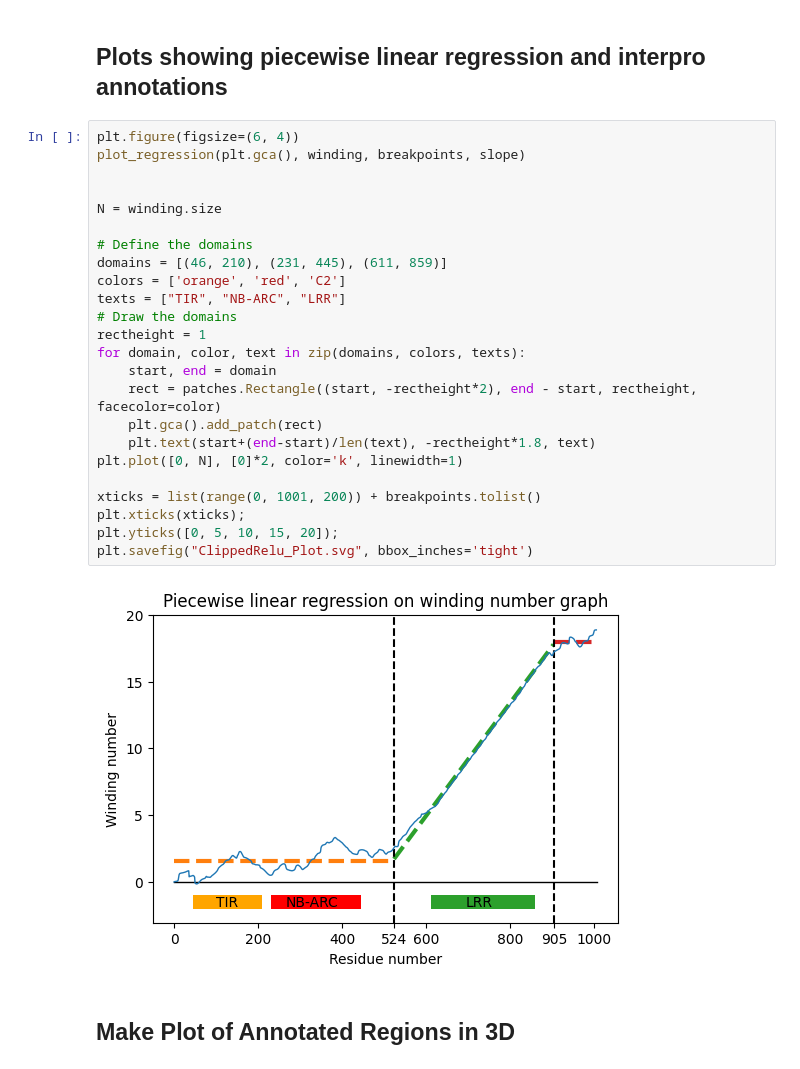
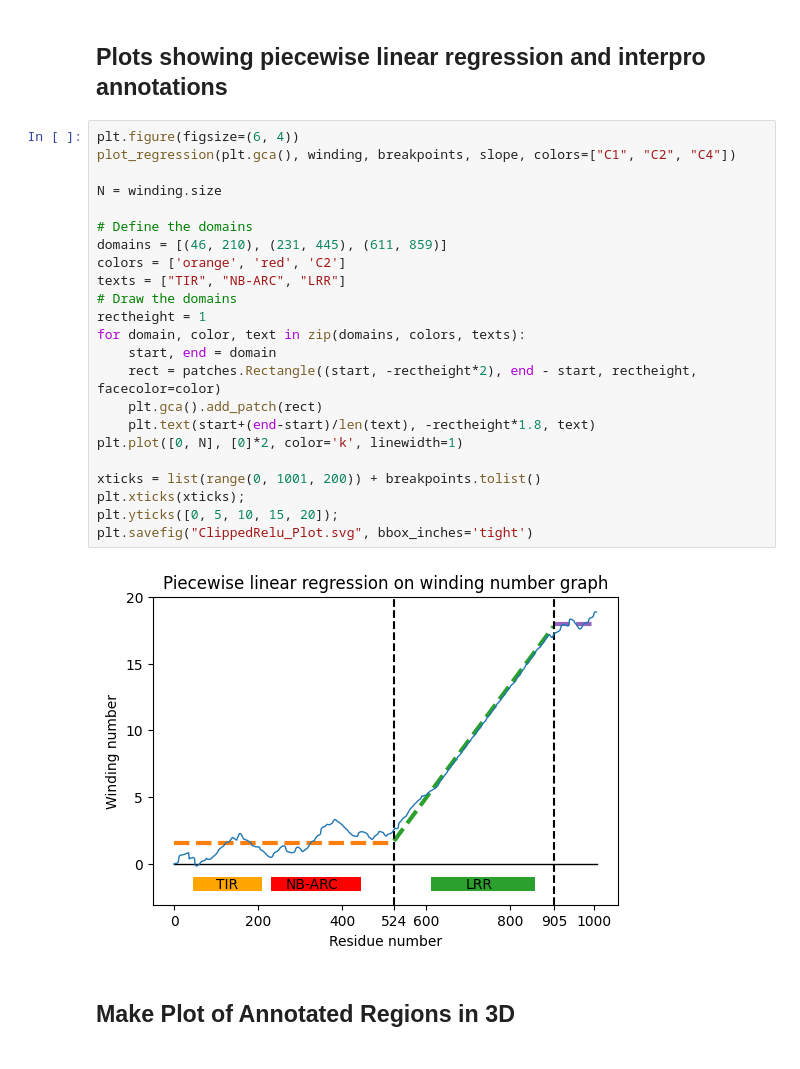
Before and after one commit to DanielleMStevens/LRR-Annotation, a Jupyter notebook: figures/ClippedRelu.ipynb, the cells around one changed output. Cells and saved outputs as stored; diff of their text form.

Commit message:
Improving clipped relu breakpoint figure

```diff
--- a/figures/ClippedRelu.ipynb
+++ b/figures/ClippedRelu.ipynb
@@ -32,30 +32,29 @@ slope = regression_res["slope"]
 ## Plots showing piecewise linear regression and interpro annotations
 # %%
 plt.figure(figsize=(6, 4))
-plot_regression(plt.gca(), winding, breakpoints, slope)
-
+plot_regression(plt.gca(), winding, breakpoints, slope, colors=["C1", "C2", "C4"])
 
 N = winding.size
 
 # Define the domains
 domains = [(46, 210), (231, 445), (611, 859)]
 colors = ['orange', 'red', 'C2']
 texts = ["TIR", "NB-ARC", "LRR"]
 # Draw the domains
 rectheight = 1
 for domain, color, text in zip(domains, colors, texts):
     start, end = domain
     rect = patches.Rectangle((start, -rectheight*2), end - start, rectheight, facecolor=color)
     plt.gca().add_patch(rect)
     plt.text(start+(end-start)/len(text), -rectheight*1.8, text)
 plt.plot([0, N], [0]*2, color='k', linewidth=1)
 
 xticks = list(range(0, 1001, 200)) + breakpoints.tolist()
 plt.xticks(xticks);
 plt.yticks([0, 5, 10, 15, 20]);
 plt.savefig("ClippedRelu_Plot.svg", bbox_inches='tight')
 # %% [output]
-[figure, old version]
+[figure, new version]
 # %% [markdown]
 ## Make Plot of Annotated Regions in 3D
 # %%
```
Also changed, not shown: parts of 1 cell of this notebook, 1 other file.
